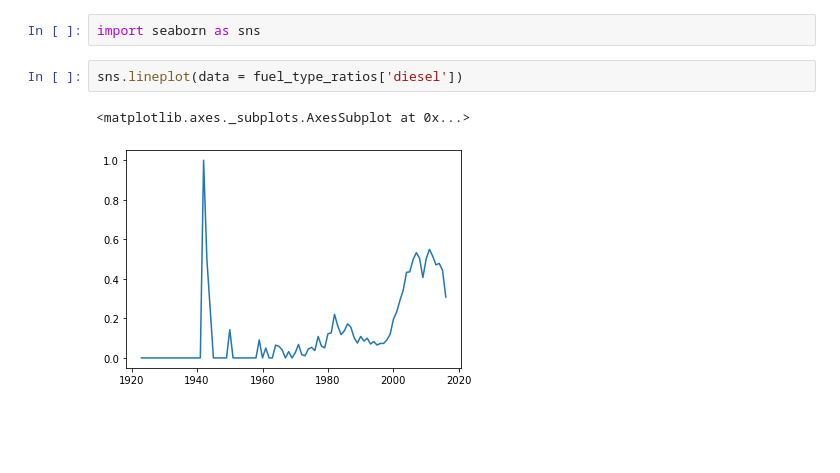
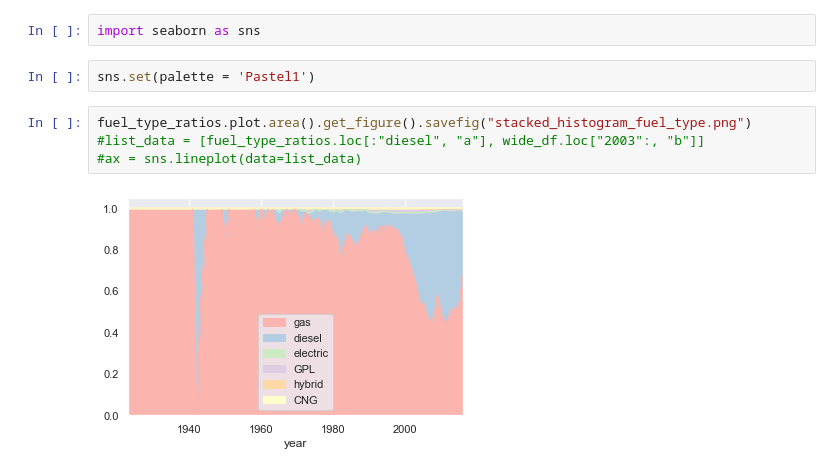
Before and after one commit to ironhackprojects/Project-Week-3-Data-Thieves, a Jupyter notebook: your-project/Untitled1.ipynb, the cells around one changed output. Cells and saved outputs as stored; diff of their text form; blank space fills up the shorter version.

```diff
--- a/your-project/Untitled1.ipynb
+++ b/your-project/Untitled1.ipynb
@@ -105,8 +117,11 @@ Int64Index([1923, 1930, 1931, 1932, 1934, 1936, 1937, 1938, 1939, 1941, 1942,
            dtype='int64', name='year')
 # %%
 import seaborn as sns
-# %%
-sns.lineplot(data = fuel_type_ratios['diesel'])
-# %% [output]
-<matplotlib.axes._subplots.AxesSubplot at 0x...>
-[figure, removed]
+# %%
+sns.set(palette = 'Pastel1')
+# %%
+fuel_type_ratios.plot.area().get_figure().savefig("stacked_histogram_fuel_type.png")
+#list_data = [fuel_type_ratios.loc[:"diesel", "a"], wide_df.loc["2003":, "b"]]
+#ax = sns.lineplot(data=list_data)
+# %% [output]
+[figure, added]
```
Also changed, not shown: parts of 6 cells of this notebook, 6 other files.
